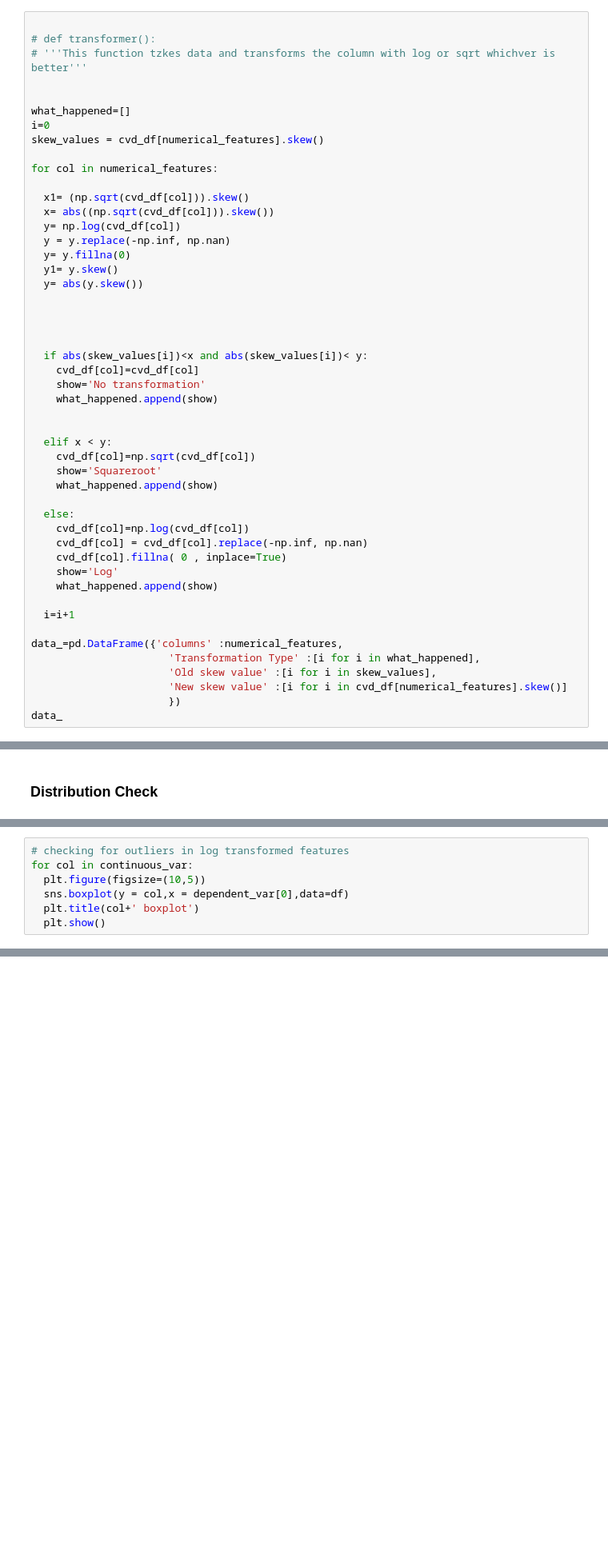
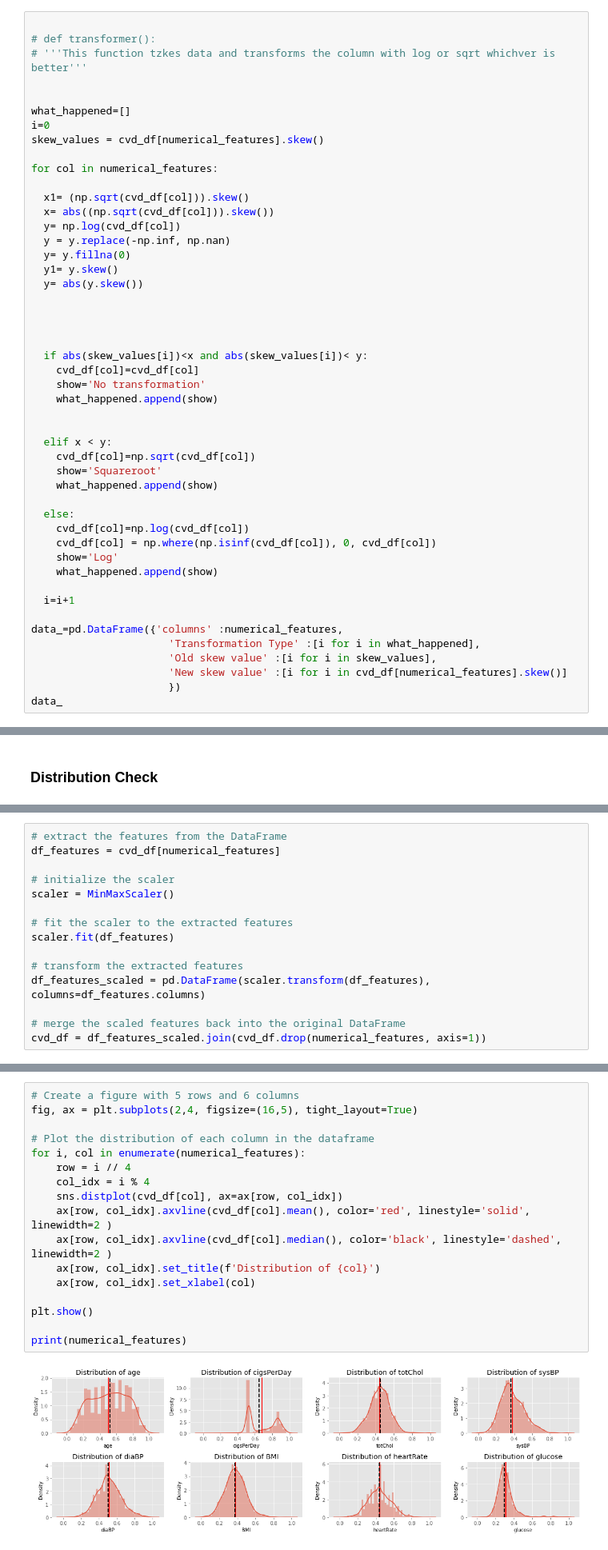
Before and after one commit to Samarjeet-singh-chhabra/Classification-CardioVascular-Risk-Pridiction, a Jupyter notebook: PERSONAL_NOTEBOOK_|_CP_3_|_CARDIOVASCULAR_RISK_PREDICTION_|_SAMARJEET.ipynb, the cells around one changed output, grey strips where cells are left out. Shown at 80% size. Saved outputs shown, nothing was run; the diff lists cells and outputs as text; blank space fills up the shorter version.

```diff
--- a/PERSONAL_NOTEBOOK_|_CP_3_|_CARDIOVASCULAR_RISK_PREDICTION_|_SAMARJEET.ipynb
+++ b/PERSONAL_NOTEBOOK_|_CP_3_|_CARDIOVASCULAR_RISK_PREDICTION_|_SAMARJEET.ipynb
@@ -1094,8 +1120,7 @@ for col in numerical_features:
 
   else:
     cvd_df[col]=np.log(cvd_df[col])
-    cvd_df[col] = cvd_df[col].replace(-np.inf, np.nan)
-    cvd_df[col].fillna( 0 , inplace=True)
+    cvd_df[col] = np.where(np.isinf(cvd_df[col]), 0, cvd_df[col])
     show='Log'
     what_happened.append(show)
 
@@ -1182,7 +1190,0 @@ for col in continuous_var:
-# %%
-# checking for outliers in log transformed features
-for col in continuous_var:
-  plt.figure(figsize=(10,5))
-  sns.boxplot(y = col,x = dependent_var[0],data=df)
-  plt.title(col+' boxplot')
-  plt.show()
@@ -1195,0 +1193,15 @@ for col in continuous_var:
+# %%
+# extract the features from the DataFrame
+df_features = cvd_df[numerical_features]
+
+# initialize the scaler
+scaler = MinMaxScaler()
+
+# fit the scaler to the extracted features
+scaler.fit(df_features)
+
+# transform the extracted features
+df_features_scaled = pd.DataFrame(scaler.transform(df_features), columns=df_features.columns)
+
+# merge the scaled features back into the original DataFrame
+cvd_df = df_features_scaled.join(cvd_df.drop(numerical_features, axis=1))
@@ -1195,0 +1225,19 @@ for col in continuous_var:
+# %%
+# Create a figure with 5 rows and 6 columns
+fig, ax = plt.subplots(2,4, figsize=(16,5), tight_layout=True)
+
+# Plot the distribution of each column in the dataframe
+for i, col in enumerate(numerical_features):
+    row = i // 4
+    col_idx = i % 4
+    sns.distplot(cvd_df[col], ax=ax[row, col_idx])
+    ax[row, col_idx].axvline(cvd_df[col].mean(), color='red', linestyle='solid', linewidth=2 )
+    ax[row, col_idx].axvline(cvd_df[col].median(), color='black', linestyle='dashed', linewidth=2 )
+    ax[row, col_idx].set_title(f'Distribution of {col}')
+    ax[row, col_idx].set_xlabel(col)
+
+plt.show()
+
+print(numerical_features)
+# %% [output]
+[figure, added]
```
Also changed, not shown: parts of 203 cells of this notebook.
